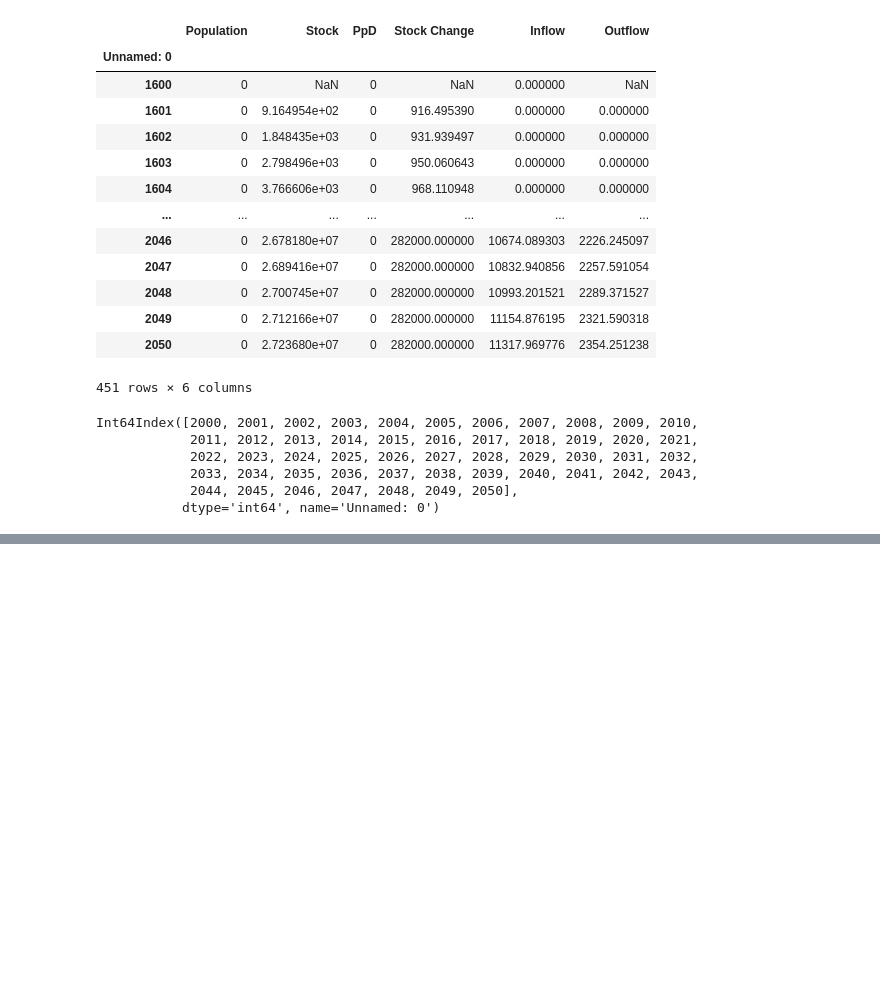
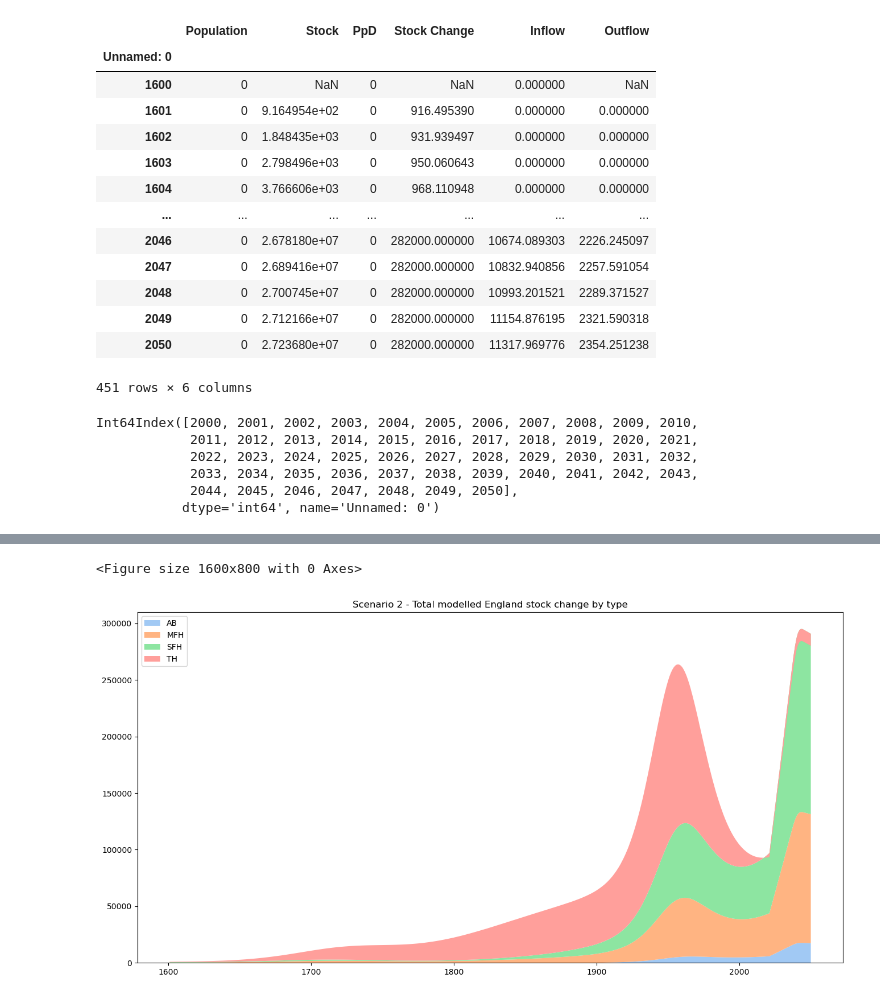
Before and after one commit to tiffanyth/MFA-dwelling, a Jupyter notebook: 4-scenarios.ipynb, the cells around one changed output, grey strips where cells are left out. Cells and saved outputs as stored; diff of their text form; code cells hidden in the pictures; blank space fills up the shorter version.

```diff
--- a/4-scenarios.ipynb
+++ b/4-scenarios.ipynb
@@ -119,3 +128,18 @@ DSM_TH_s2.loc[2000:2051,'Stock Change'] = share_TH * DSM_model_s2.loc[2000:2051,
+# %%
+plt.figure(figsize=(16,8))
+TYP = ['AB','MFH','SFH','TH']
+stocks_by_types = [DSM_AB_s2['Stock Change'].to_list(),DSM_MFH_s2['Stock Change'].to_list(),DSM_SFH_s2['Stock Change'].to_list(),DSM_TH_s2['Stock Change'].to_list()]
+colors = sns.color_palette('pastel')[0:5]
+
+plt.figure(figsize=(16,8))
+plt.stackplot(DSM_model_s2.index,stocks_by_types, labels=TYP, colors=colors)
+plt.legend(loc='upper left')
+plt.title('Scenario 2 - Total modelled England stock change by type')
+plt.savefig("Output/Scenario_2-Stock-change-by-type-shares-1600-2050.png",dpi=300,bbox_inches='tight')
+plt.show()
+# %% [output]
+<Figure size 1600x800 with 0 Axes>
+[figure, added]
 # %%
 for i in range (2021,2051):
     DSM_AB_s2.loc[i,'Stock'] = DSM_AB_s2.loc[i-1,'Stock'] + DSM_AB_s2.loc[i,'Stock Change']
```
Also changed, not shown: parts of 28 cells of this notebook.
